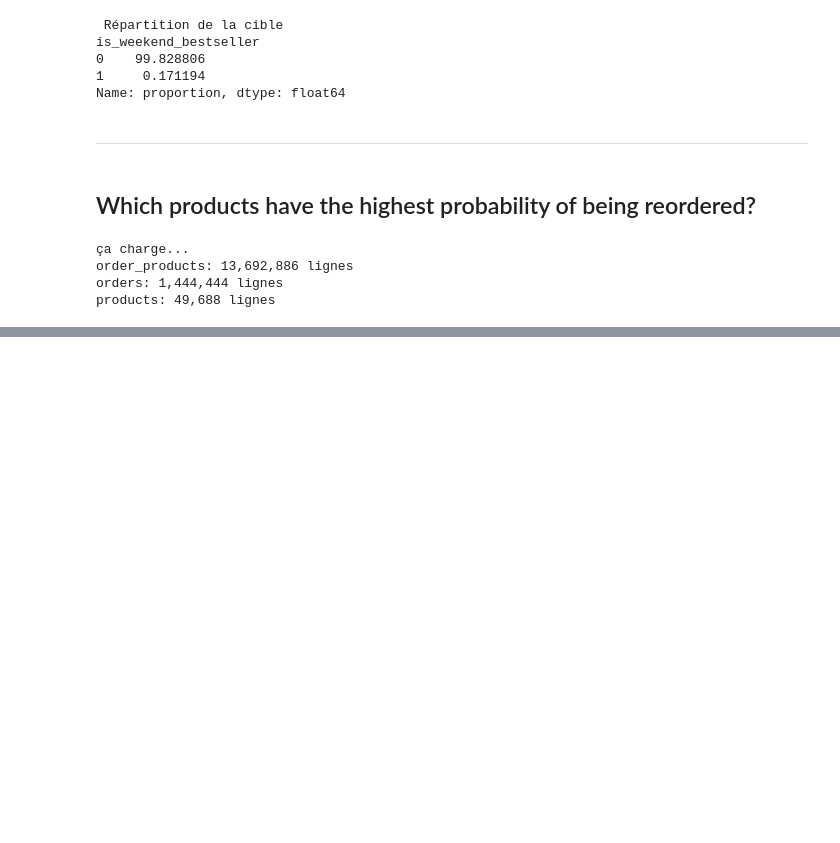
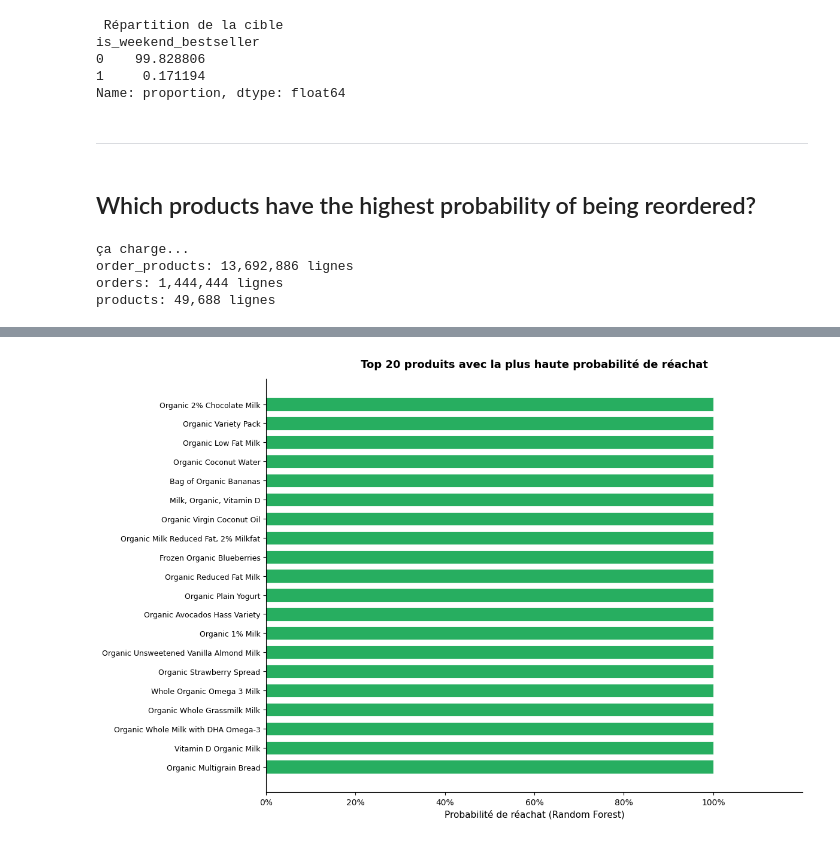
Before and after one commit to Slacknsss/NextBuy-Machine-Learning, a Jupyter notebook: notebookSebag.ipynb, the cells around one changed output, grey strips where cells are left out. Cells and saved outputs as stored; diff of their text form; code cells hidden in the pictures; blank space fills up the shorter version.

```diff
--- a/notebookSebag.ipynb
+++ b/notebookSebag.ipynb
@@ -288,0 +457,29 @@ KeyError: 'produc_id'
+# %%
+#Graphique des 20 produits par probabilité de réachat
+import matplotlib.pyplot as plt
+import matplotlib.ticker as mticker
+from matplotlib.patches import Patch
+import seaborn as sns
+
+fig, ax = plt.subplots(figsize=(12, 8))
+
+#Barplot horizontal, du plus probable (haut) au moins probable (bas)
+bars = ax.barh(
+    top20['product_name'][::-1],
+    top20['reorder_proba_rf'][::-1],
+    color=colors[::-1],
+    edgecolor='white',
+    linewidth=0.6,
+    height=0.7
+)
+
+ax.set_xlabel("Probabilité de réachat (Random Forest)", fontsize=11)
+ax.set_title("Top 20 produits avec la plus haute probabilité de réachat",fontsize=13, fontweight='bold', pad=14)
+ax.xaxis.set_major_formatter(mticker.PercentFormatter(xmax=1))
+ax.set_xlim(0, top20['reorder_proba_rf'].max() * 1.20)
+ax.tick_params(axis='y', labelsize=9)
+sns.despine()
+plt.tight_layout()
+plt.show()
+# %% [output]
+[figure, added]
```
Also changed, not shown: parts of 6 cells of this notebook.
